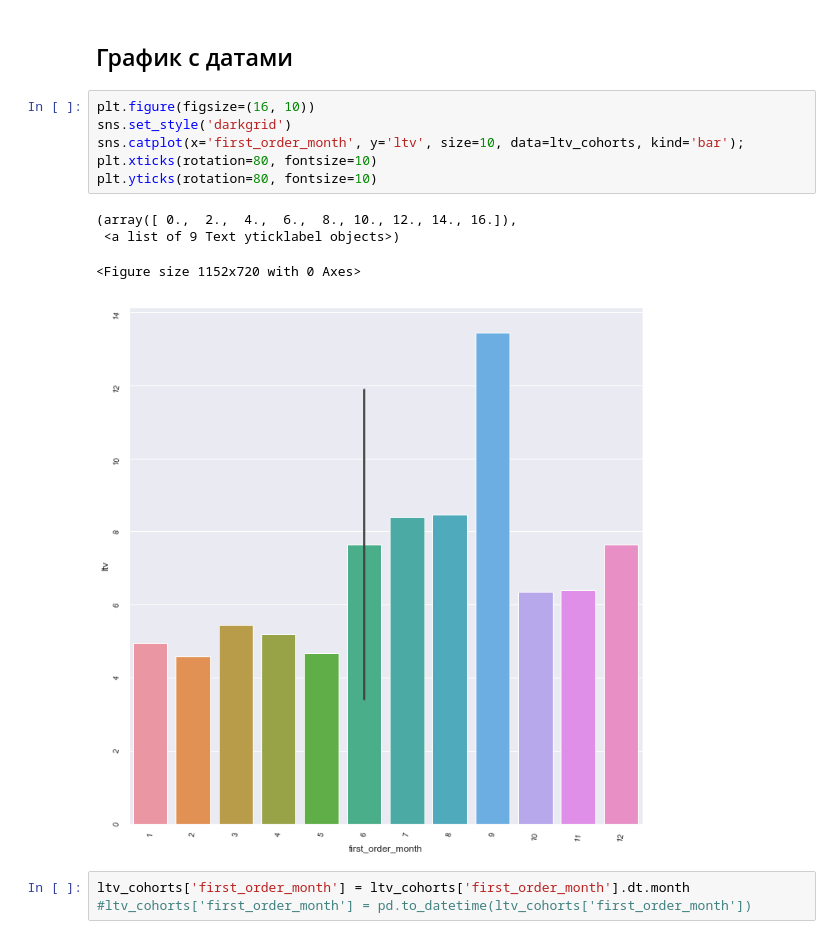
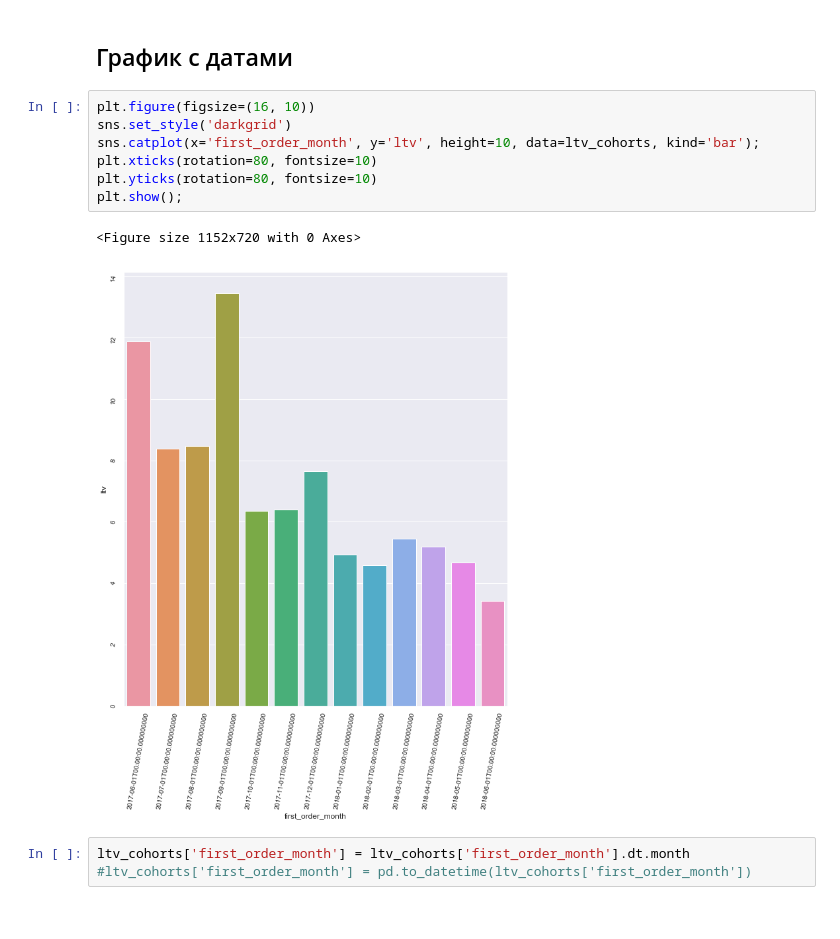
Before and after one commit to konicaRu/i_am_data_analyst, a Jupyter notebook: 6_project _analytics_in_yandex_afisha_3send/6_project _analytics_in_yandex_afisha_3send.ipynb, the cells around one changed output. Cells and saved outputs as stored; diff of their text form.

```diff
--- a/6_project _analytics_in_yandex_afisha_3send/6_project _analytics_in_yandex_afisha_3send.ipynb
+++ b/6_project _analytics_in_yandex_afisha_3send/6_project _analytics_in_yandex_afisha_3send.ipynb
@@ -2046,14 +1799,13 @@ None
 # %%
 plt.figure(figsize=(16, 10))
 sns.set_style('darkgrid')
-sns.catplot(x='first_order_month', y='ltv', size=10, data=ltv_cohorts, kind='bar');
+sns.catplot(x='first_order_month', y='ltv', height=10, data=ltv_cohorts, kind='bar');
 plt.xticks(rotation=80, fontsize=10)
 plt.yticks(rotation=80, fontsize=10)
+plt.show();
 # %% [output]
-(array([ 0.,  2.,  4.,  6.,  8., 10., 12., 14., 16.]),
- <a list of 9 Text yticklabel objects>)
+<Figure size 1152x720 with 0 Axes>
-<Figure size 1152x720 with 0 Axes>
-[figure, old version]
+[figure, new version]
 # %%
 ltv_cohorts['first_order_month'] = ltv_cohorts['first_order_month'].dt.month
 #ltv_cohorts['first_order_month'] = pd.to_datetime(ltv_cohorts['first_order_month'])
```
Also changed, not shown: parts of 82 cells of this notebook, 2 other files.
